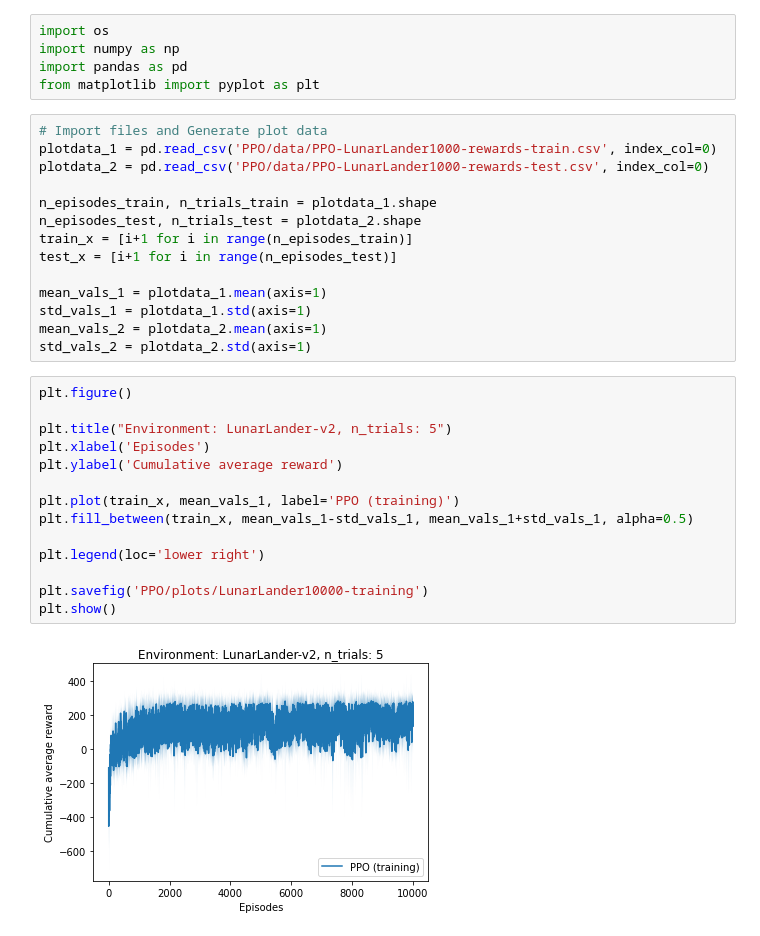
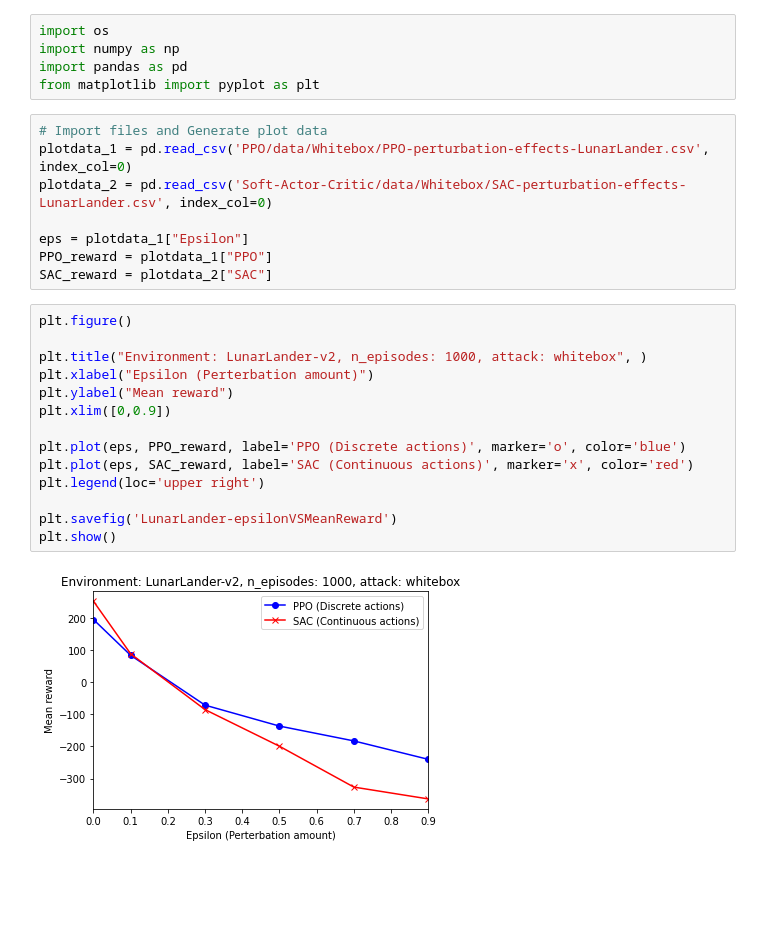
Before and after one commit to bhargavCSSE/adv-RL, a Jupyter notebook: plotter_matplotlib.ipynb, the cells around one changed output. Saved outputs shown, nothing was run; the diff lists cells and outputs as text; blank space fills up the shorter version.

Commit message:
EpsilonVSMeanRewards

```diff
--- a/plotter_matplotlib.ipynb
+++ b/plotter_matplotlib.ipynb
@@ -3,33 +3,27 @@ import os
 import numpy as np
 import pandas as pd
 from matplotlib import pyplot as plt
-# %%
-# Import files and Generate plot data
-plotdata_1 = pd.read_csv('PPO/data/PPO-LunarLander1000-rewards-train.csv', index_col=0)
-plotdata_2 = pd.read_csv('PPO/data/PPO-LunarLander1000-rewards-test.csv', index_col=0)
-
-n_episodes_train, n_trials_train = plotdata_1.shape
-n_episodes_test, n_trials_test = plotdata_2.shape
-train_x = [i+1 for i in range(n_episodes_train)]
-test_x = [i+1 for i in range(n_episodes_test)]
-
-mean_vals_1 = plotdata_1.mean(axis=1)
-std_vals_1 = plotdata_1.std(axis=1)
-mean_vals_2 = plotdata_2.mean(axis=1)
-std_vals_2 = plotdata_2.std(axis=1)
+# %%
+# Import files and Generate plot data
+plotdata_1 = pd.read_csv('PPO/data/Whitebox/PPO-perturbation-effects-LunarLander.csv', index_col=0)
+plotdata_2 = pd.read_csv('Soft-Actor-Critic/data/Whitebox/SAC-perturbation-effects-LunarLander.csv', index_col=0)
+
+eps = plotdata_1["Epsilon"]
+PPO_reward = plotdata_1["PPO"]
+SAC_reward = plotdata_2["SAC"]
 # %%
 plt.figure()
 
-plt.title("Environment: LunarLander-v2, n_trials: 5")
-plt.xlabel('Episodes')
-plt.ylabel('Cumulative average reward')
+plt.title("Environment: LunarLander-v2, n_episodes: 1000, attack: whitebox", )
+plt.xlabel("Epsilon (Perterbation amount)")
+plt.ylabel("Mean reward")
+plt.xlim([0,0.9])
 
-plt.plot(train_x, mean_vals_1, label='PPO (training)')
-plt.fill_between(train_x, mean_vals_1-std_vals_1, mean_vals_1+std_vals_1, alpha=0.5)
+plt.plot(eps, PPO_reward, label='PPO (Discrete actions)', marker='o', color='blue')
+plt.plot(eps, SAC_reward, label='SAC (Continuous actions)', marker='x', color='red')
+plt.legend(loc='upper right')
 
-plt.legend(loc='lower right')
-
-plt.savefig('PPO/plots/LunarLander10000-training')
+plt.savefig('LunarLander-epsilonVSMeanReward')
 plt.show()
 # %% [output]
-[figure, old version]
+[figure, new version]
```
Also changed, not shown: parts of 1 cell of this notebook, 1 other file.
